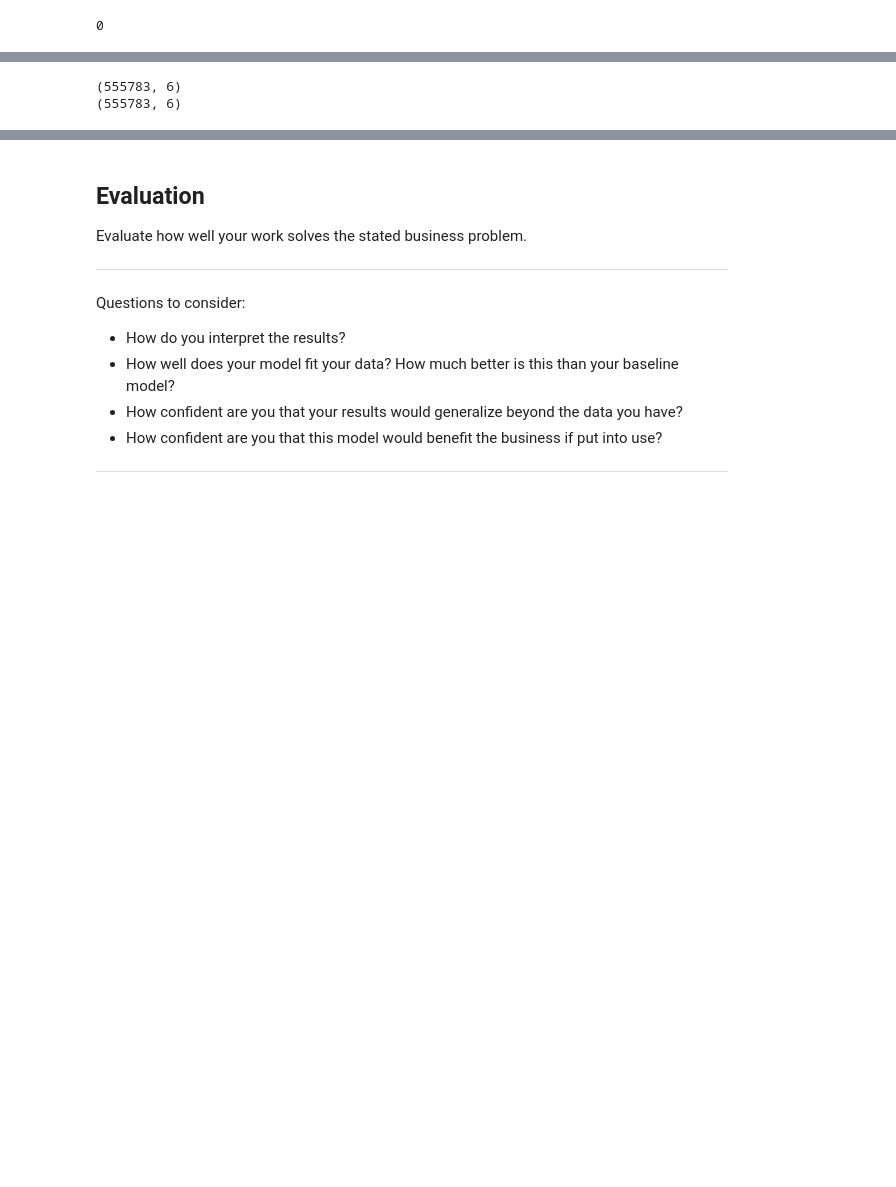
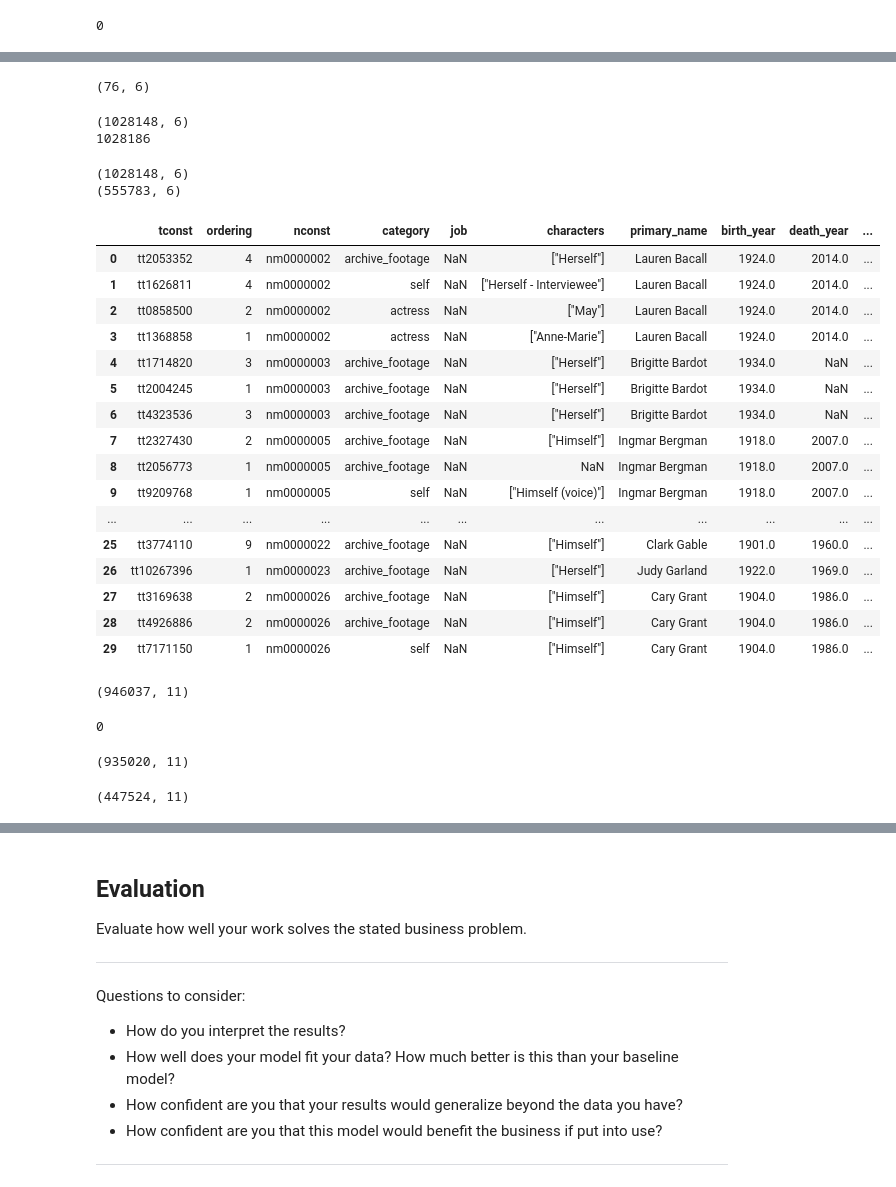
Before and after one commit to alexiskedo/Analyzing-Film-Production-Data, a Jupyter notebook: Kedo_Phase1ProjectNotebook.ipynb, the cells around one changed output, grey strips where cells are left out. Saved outputs shown, nothing was run; the diff lists cells and outputs as text; code cells hidden in the pictures; blank space fills up the shorter version.

```diff
--- a/Kedo_Phase1ProjectNotebook.ipynb
+++ b/Kedo_Phase1ProjectNotebook.ipynb
@@ -1154,8 +1183,63 @@ principals_dupes.shape
+# %%
+print(dupe_movies_and_names.shape)
+# Makes sense because 38*2 = 76
+# %% [output]
+(76, 6)
+# %%
+# Dropping above duplicates anyway, even though 38 duplicates out of 1,028,186 is pretty insignificant
+imdb_principals = imdb_principals.drop_duplicates(subset=['tconst','nconst'], keep='first')
+# %%
+print(imdb_principals.shape)
+print(1028148+38)
+# %% [output]
+(1028148, 6)
+1028186
 # %%
 print(imdb_principals.shape)
 print(imdb_names.shape)
 # %% [output]
+(1028148, 6)
 (555783, 6)
-(555783, 6)
 # %%
 # Merge Principals and Names dataframes to match Unique IDs with actors names; so every actor name can be matched to a unique tconst movie ID.
+principals_and_names = pd.merge(
+    imdb_principals,
+    imdb_names,
+    how='inner',
+    on ='nconst')
+principals_and_names.head(30)
+# %% [output]
+|  | tconst | ordering | nconst | category | job | characters | primary_name | birth_year | death_year | ... |
+| 0 | tt2053352 | 4 | nm0000002 | archive_footage | NaN | ["Herself"] | Lauren Bacall | 1924.0 | 2014.0 | ... |
+| 1 | tt1626811 | 4 | nm0000002 | self | NaN | ["Herself - Interviewee"] | Lauren Bacall | 1924.0 | 2014.0 | ... |
+| 2 | tt0858500 | 2 | nm0000002 | actress | NaN | ["May"] | Lauren Bacall | 1924.0 | 2014.0 | ... |
+| 3 | tt1368858 | 1 | nm0000002 | actress | NaN | ["Anne-Marie"] | Lauren Bacall | 1924.0 | 2014.0 | ... |
+| 4 | tt1714820 | 3 | nm0000003 | archive_footage | NaN | ["Herself"] | Brigitte Bardot | 1934.0 | NaN | ... |
+| 5 | tt2004245 | 1 | nm0000003 | archive_footage | NaN | ["Herself"] | Brigitte Bardot | 1934.0 | NaN | ... |
+| 6 | tt4323536 | 3 | nm0000003 | archive_footage | NaN | ["Herself"] | Brigitte Bardot | 1934.0 | NaN | ... |
+| 7 | tt2327430 | 2 | nm0000005 | archive_footage | NaN | ["Himself"] | Ingmar Bergman | 1918.0 | 2007.0 | ... |
+| 8 | tt2056773 | 1 | nm0000005 | archive_footage | NaN | NaN | Ingmar Bergman | 1918.0 | 2007.0 | ... |
+| 9 | tt9209768 | 1 | nm0000005 | self | NaN | ["Himself (voice)"] | Ingmar Bergman | 1918.0 | 2007.0 | ... |
+| ... | ... | ... | ... | ... | ... | ... | ... | ... | ... | ... |
+| 25 | tt3774110 | 9 | nm0000022 | archive_footage | NaN | ["Himself"] | Clark Gable | 1901.0 | 1960.0 | ... |
+| 26 | tt10267396 | 1 | nm0000023 | archive_footage | NaN | ["Herself"] | Judy Garland | 1922.0 | 1969.0 | ... |
+| 27 | tt3169638 | 2 | nm0000026 | archive_footage | NaN | ["Himself"] | Cary Grant | 1904.0 | 1986.0 | ... |
+| 28 | tt4926886 | 2 | nm0000026 | archive_footage | NaN | ["Himself"] | Cary Grant | 1904.0 | 1986.0 | ... |
+| 29 | tt7171150 | 1 | nm0000026 | self | NaN | ["Himself"] | Cary Grant | 1904.0 | 1986.0 | ... |
+# %%
+principals_and_names.shape
+#Resultant dataframe smaller
+# %% [output]
+(946037, 11)
+# %%
+principals_and_names.duplicated(subset=['tconst', 'nconst']).sum()
+#No duplicates!
+# %% [output]
+0
+# %%
+#Now drop all rows that have a value in "death_year," as we want to recommend actors who are still alive.
+# Get indexes where death_year column has a value
+principals_and_names = principals_and_names[principals_and_names['death_year'].isna()]
+print(principals_and_names.shape)
+# %% [output]
+(935020, 11)
@@ -1161,0 +1249,4 @@ print(imdb_names.shape)
+# %%
+actors.shape
+# %% [output]
+(447524, 11)
```
Also changed, not shown: parts of 27 cells of this notebook, 1 other file.
